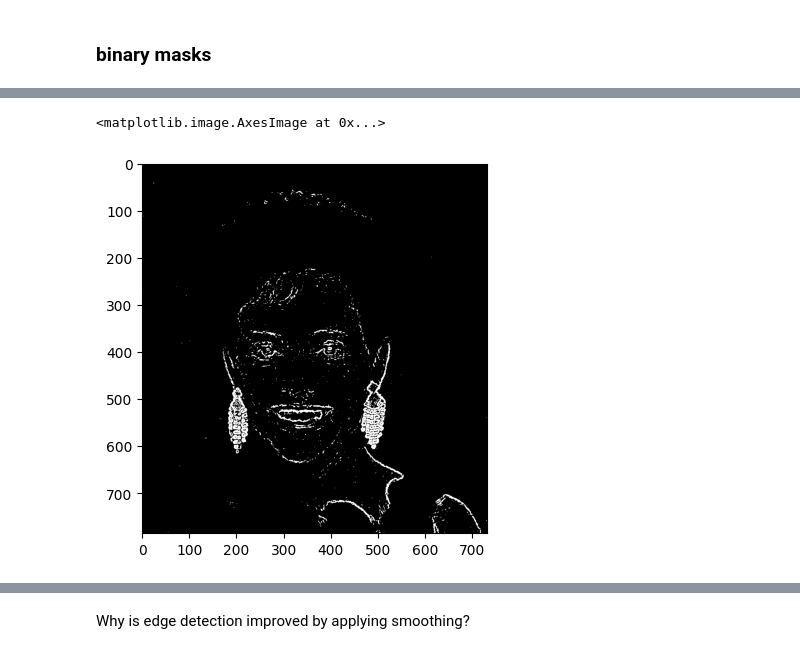
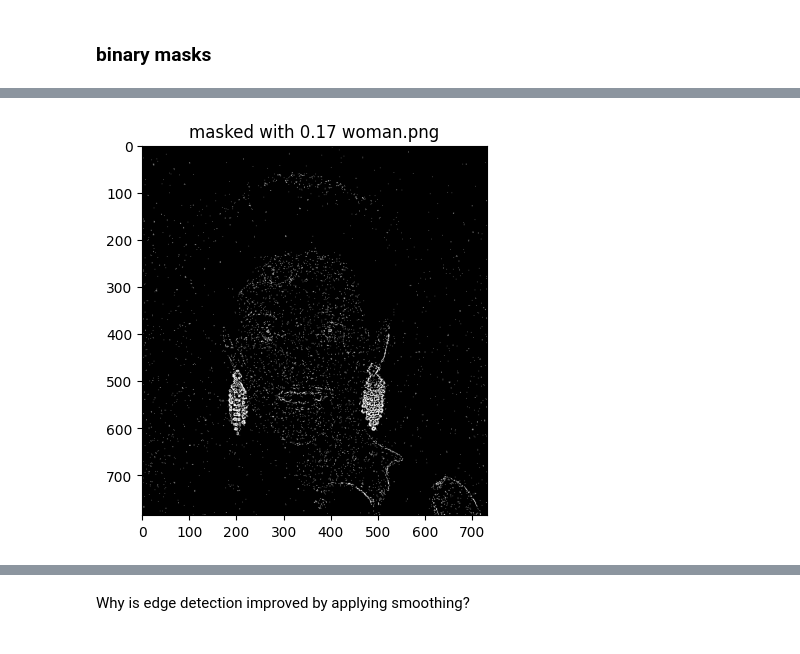
Before and after one commit to marekd6/CV1_labs, a Jupyter notebook: Assignment 02-20251125/cv1_2_2.ipynb, the cells around one changed output, grey strips where cells are left out. Saved outputs shown, nothing was run; the diff lists cells and outputs as text; code cells hidden in the pictures.

```diff
--- a/Assignment 02-20251125/cv1_2_2.ipynb
+++ b/Assignment 02-20251125/cv1_2_2.ipynb
@@ -19,7 +19,7 @@ import matplotlib.pyplot as plt
 # %%
 def show_img(img, pth='', comment=''):
     plt.imshow(img, cmap=plt.cm.gray)
-    plt.title(comment + pth)
+    plt.title(comment +' ' + pth)
     plt.show()
 # %%
 def load_display_img(pth, is_gray=False):
@@ -31,18 +31,27 @@ def load_display_img(pth, is_gray=False):
     return img
 # %%
-def augment_img(img, pth='', display=True):
-    N = ski.util.random_noise(img, 'gaussian', var=0.01, rng=123)
-    show_img(N, pth, 'noise ')
-    S = ski.filters.gaussian(N, sigma=1)
-    show_img(S, pth, 'smooth ')
-    FN = ski.filters.sobel(N)
-    show_img(FN, pth, 'Sobel on noise ')
-    FS = ski.filters.sobel(S)
-    show_img(FS, pth, 'Sobel on smooth ')
-    return N, S, FN, FS
+def augment_img(img, pth='', display=True, noise_smooth=True):
+    if noise_smooth:
+        N = ski.util.random_noise(img, 'gaussian', var=0.01, rng=123)
+        show_img(N, pth, 'noise')
+        S = ski.filters.gaussian(N, sigma=1)
+        show_img(S, pth, 'smooth')
+        FN = ski.filters.sobel(N)
+        show_img(FN, pth, 'Sobel on noise')
+        FS = ski.filters.sobel(S)
+        show_img(FS, pth, 'Sobel on smooth')
+        return N, S, FN, FS
+    FS = ski.filters.sobel(img)
+    show_img(FS, pth, 'Sobel on')
+    return FS
 # %%
 def plot_img_hist(img, no_bins=500):
     return plt.hist(img.ravel(), bins=no_bins, range=(0,1), histtype='step')
+# %%
+def binary_mask(img, threshold, pth=''):
+    masked_img = np.where(img.ravel() > threshold, True, False).reshape(img.shape)
+    show_img(masked_img, pth, f'masked with {threshold}')
+    return masked_img
 # %% [markdown]
 ## the woman
 # %%
@@ -108,5 +88,4 @@ array([[False, False, False, ..., False, False, False],
-# %%
-plt.imshow(masked_FS, cmap=plt.cm.gray)
-# %% [output]
-<matplotlib.image.AxesImage at 0x...>
-[figure, removed]
+# %%
+masked_FN = binary_mask(FN, tn, pth)
+# %% [output]
+[figure, added]
```
Also changed, not shown: parts of 26 cells of this notebook.
